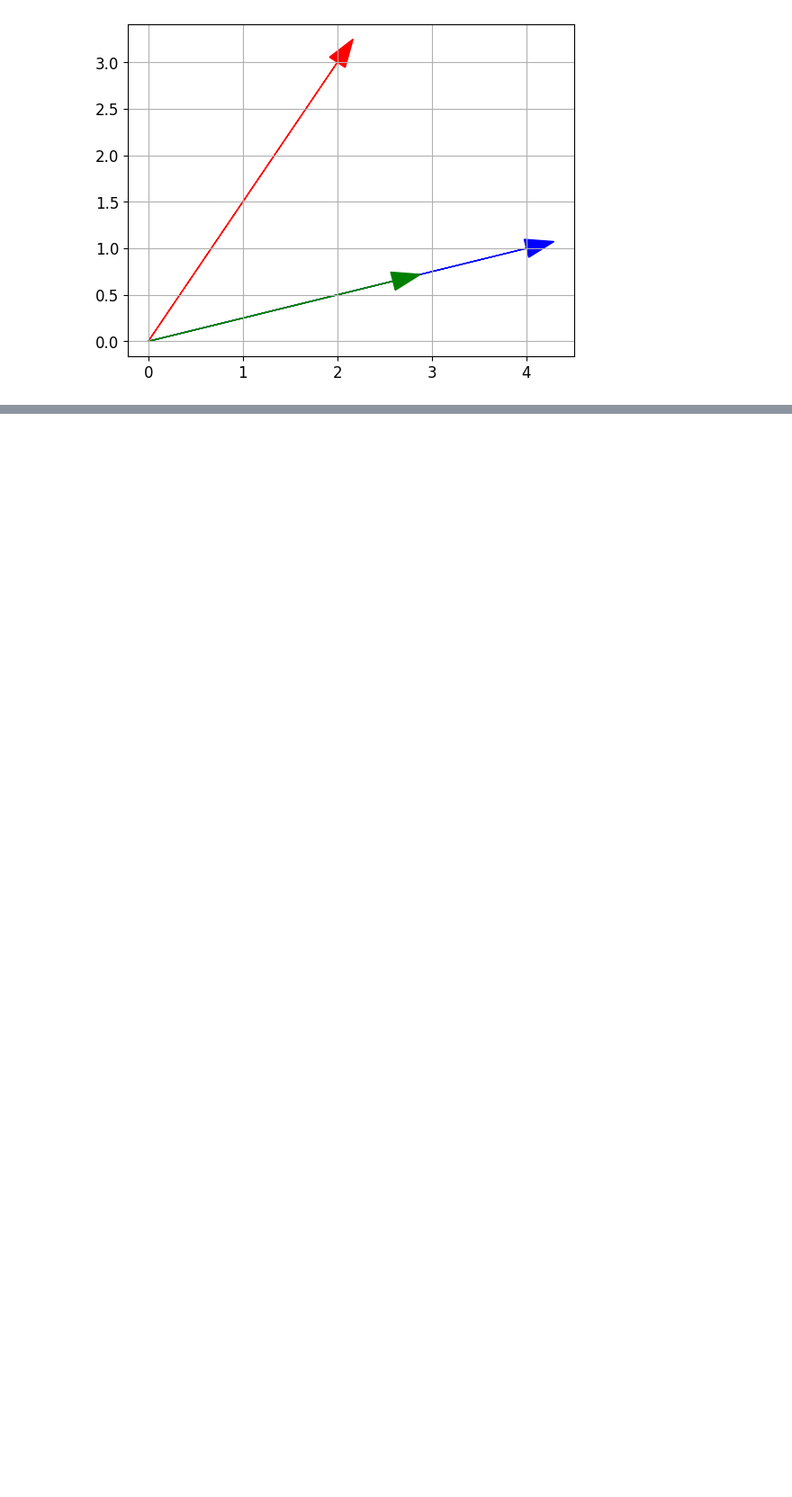
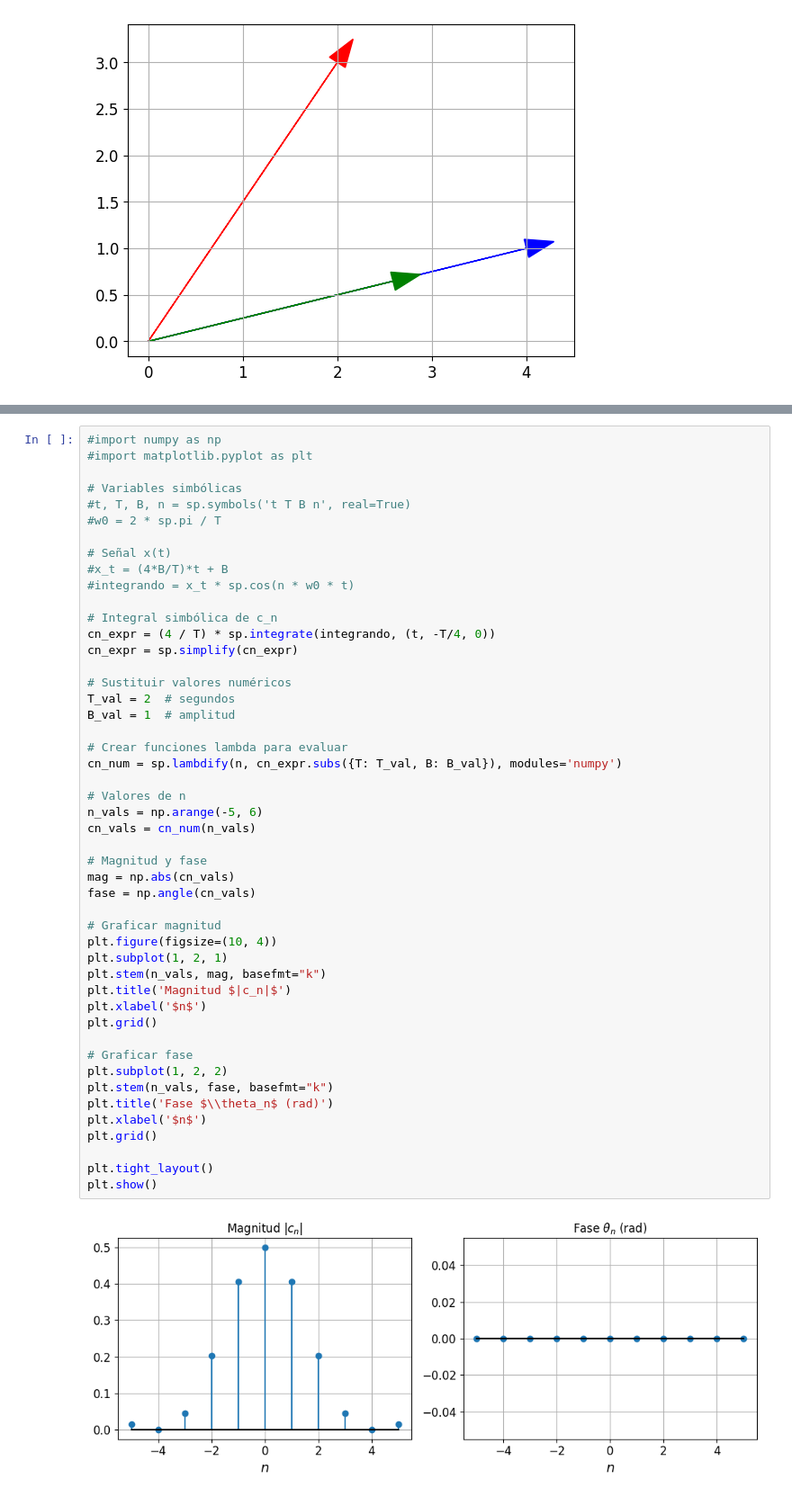
Before and after one commit to sofial47/senalesysistemas, a Jupyter notebook: Cuaderno1carpeta3_SerieFourier_Exp_Tri_compacta.ipynb, the cells around one changed output, grey strips where cells are left out. Shown at 90% size. Cells and saved outputs as stored; diff of their text form; blank space fills up the shorter version.

```diff
--- a/Cuaderno1carpeta3_SerieFourier_Exp_Tri_compacta.ipynb
+++ b/Cuaderno1carpeta3_SerieFourier_Exp_Tri_compacta.ipynb
@@ -638,0 +676,50 @@ Errores relativos: [np.float64(0.0), np.float64(4.4408920985006264e-17), np.floa
+# %%
+#import numpy as np
+#import matplotlib.pyplot as plt
+
+# Variables simbólicas
+#t, T, B, n = sp.symbols('t T B n', real=True)
+#w0 = 2 * sp.pi / T
+
+# Señal x(t)
+#x_t = (4*B/T)*t + B
+#integrando = x_t * sp.cos(n * w0 * t)
+
+# Integral simbólica de c_n
+cn_expr = (4 / T) * sp.integrate(integrando, (t, -T/4, 0))
+cn_expr = sp.simplify(cn_expr)
+
+# Sustituir valores numéricos
+T_val = 2  # segundos
+B_val = 1  # amplitud
+
+# Crear funciones lambda para evaluar
+cn_num = sp.lambdify(n, cn_expr.subs({T: T_val, B: B_val}), modules='numpy')
+
+# Valores de n
+n_vals = np.arange(-5, 6)
+cn_vals = cn_num(n_vals)
+
+# Magnitud y fase
+mag = np.abs(cn_vals)
+fase = np.angle(cn_vals)
+
+# Graficar magnitud
+plt.figure(figsize=(10, 4))
+plt.subplot(1, 2, 1)
+plt.stem(n_vals, mag, basefmt="k")
+plt.title('Magnitud $|c_n|$')
+plt.xlabel('$n$')
+plt.grid()
+
+# Graficar fase
+plt.subplot(1, 2, 2)
+plt.stem(n_vals, fase, basefmt="k")
+plt.title('Fase $\\theta_n$ (rad)')
+plt.xlabel('$n$')
+plt.grid()
+
+plt.tight_layout()
+plt.show()
+# %% [output]
+[figure, added]
```
Also changed, not shown: parts of 3 cells of this notebook.
